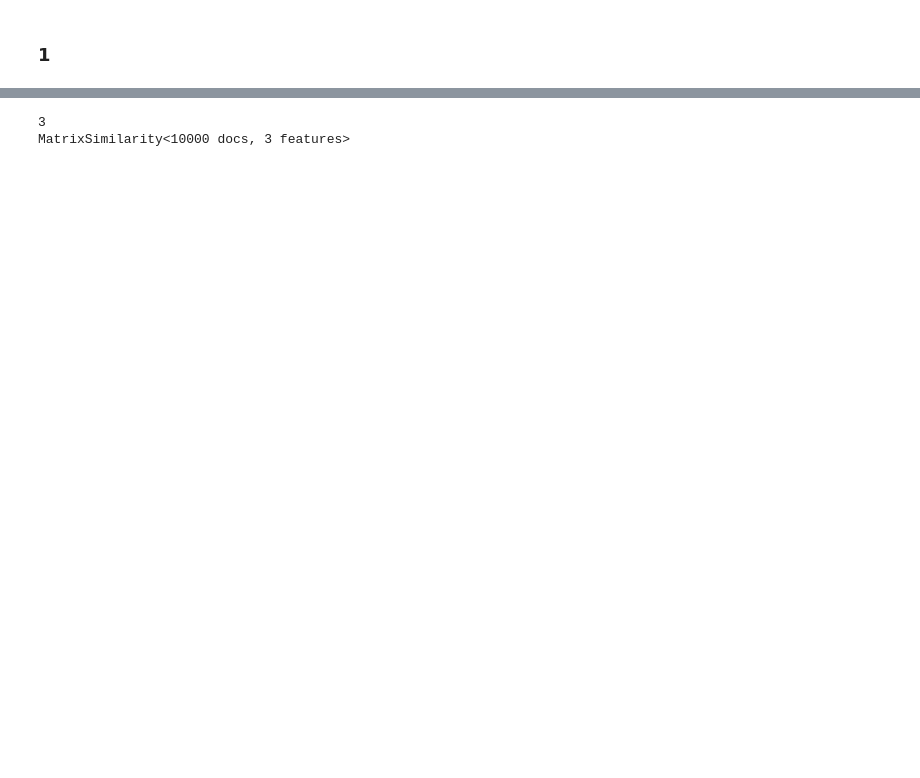
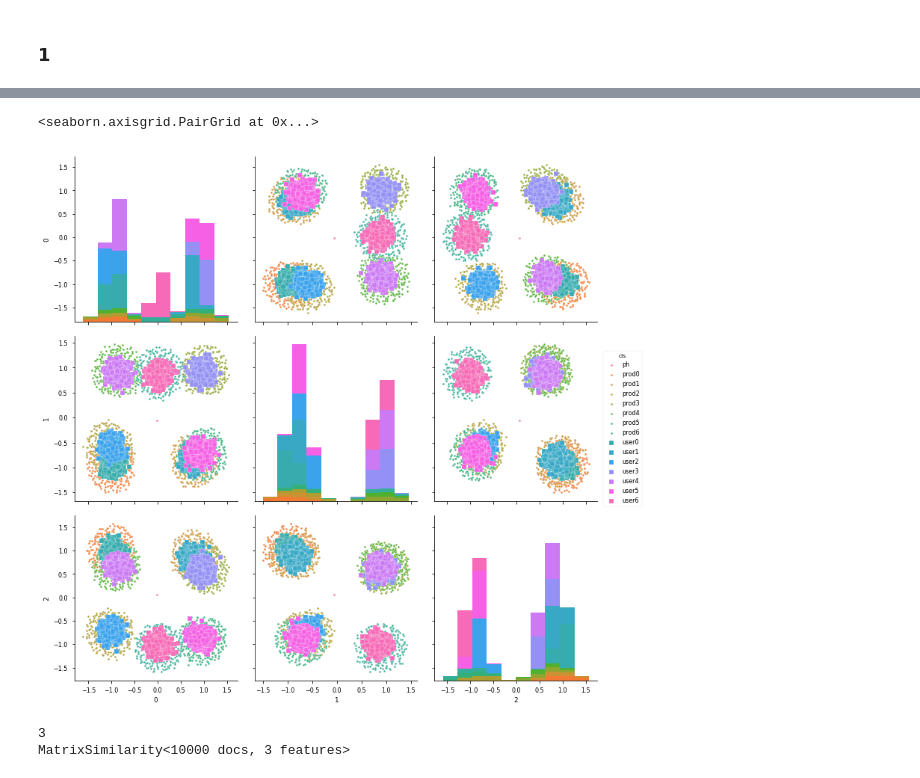
Before and after one commit to darecophoenixx/wordroid.sblo.jp, a Jupyter notebook: demo/wordanddoc2vec/demo_sample_data_001.ipynb, the cells around one changed output, grey strips where cells are left out. Cells and saved outputs as stored; diff of their text form; code cells hidden in the pictures; blank space fills up the shorter version.

```diff
--- a/demo/wordanddoc2vec/demo_sample_data_001.ipynb
+++ b/demo/wordanddoc2vec/demo_sample_data_001.ipynb
@@ -201,4 +257,2 @@ sns.pairplot(df, markers='.')
 # %% [markdown]
 ### 1
-# %%
-wd2v.train(epochs=50, verbose=0)
@@ -247,3 +357,15 @@ sns.pairplot(df, markers='.', hue='cls', size=3.5)
+# %%
+df1 = pd.DataFrame(wgt_prod)
+df1['cls'] = ['ph'] + ['prod'+str(ii) for ii in cls_prod]
+df2 = pd.DataFrame(wgt_user)
+df2['cls'] = ['user'+str(ii) for ii in cls_user]
+df = pd.concat([df1, df2], axis=0)
+df.head()
+
+sns.pairplot(df, markers=['.']*8+['s']*7, hue='cls', size=3.5)
+# %% [output]
+<seaborn.axisgrid.PairGrid at 0x...>
+[figure, added]
 # %%
 sim = wd2v.sim
 print(sim.num_features)
```
Also changed, not shown: parts of 27 cells of this notebook.
